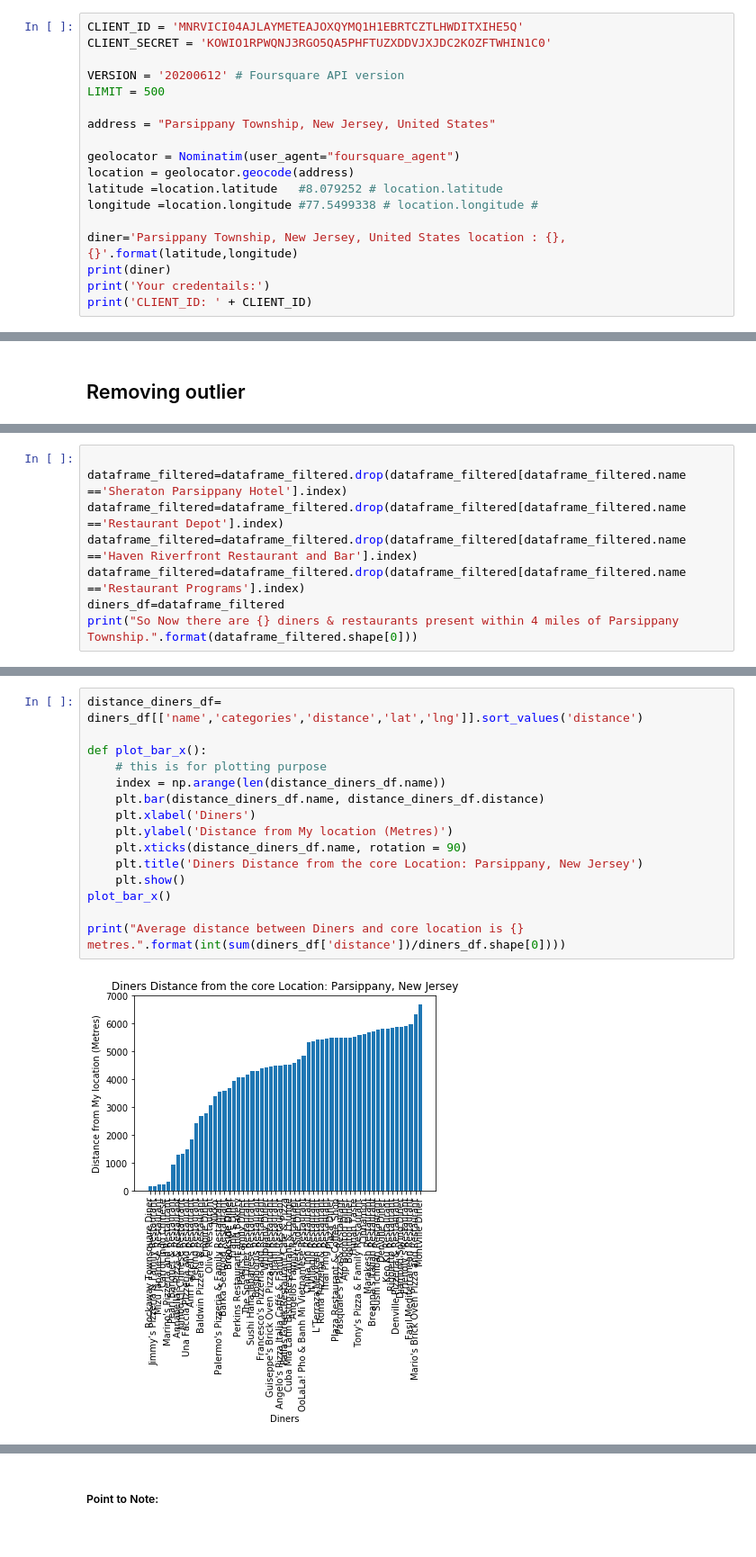
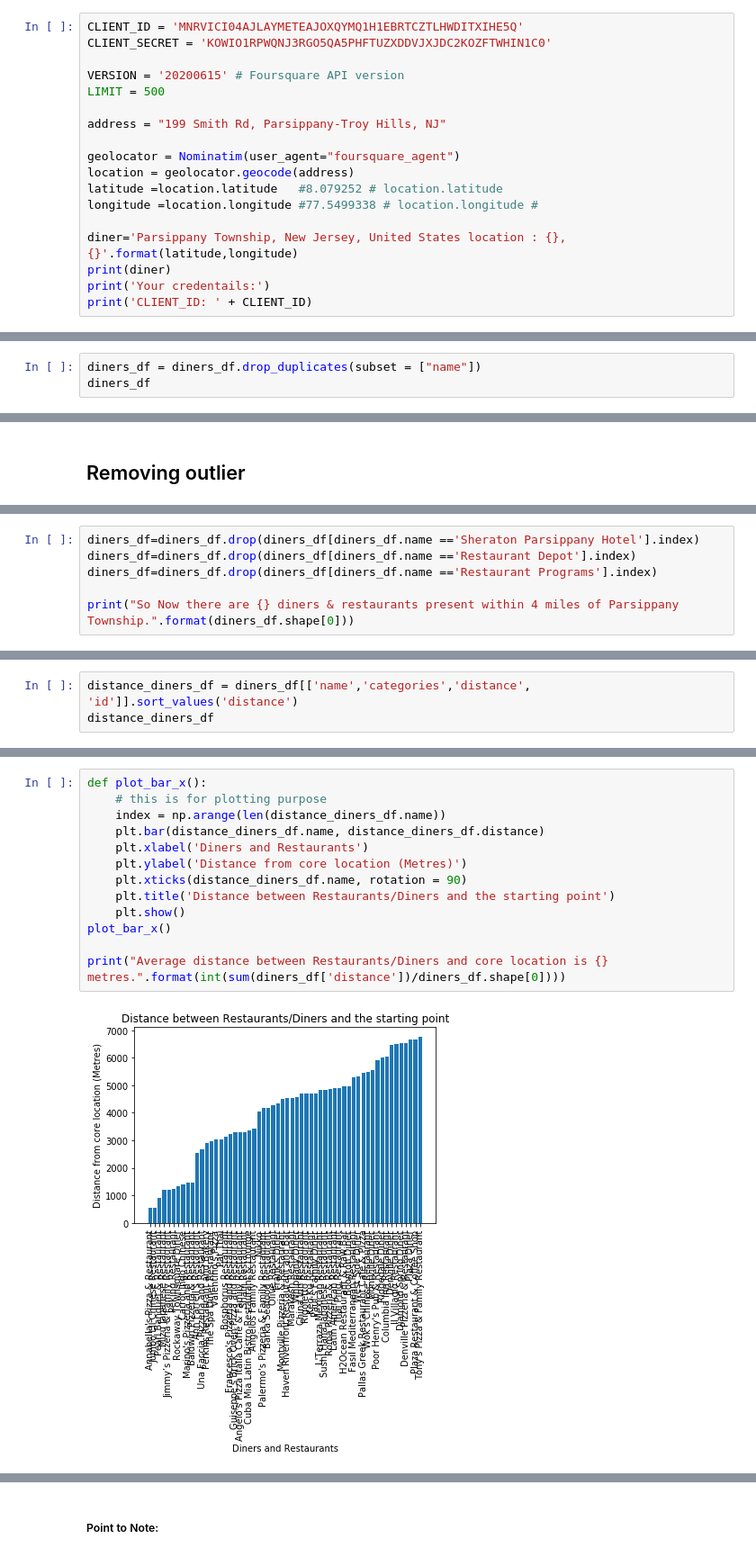
Before and after one commit to Savyata/Coursera-Capstone, a Jupyter notebook: Exploring-Diners-in-NewJersey.ipynb, the cells around one changed output, grey strips where cells are left out. Shown at 90% size. Saved outputs shown, nothing was run; the diff lists cells and outputs as text.

```diff
--- a/Exploring-Diners-in-NewJersey.ipynb
+++ b/Exploring-Diners-in-NewJersey.ipynb
@@ -88,10 +99,10 @@ Requirement already satisfied: urllib3<1.25,>=1.21.1 in /opt/conda/envs/Python36
 CLIENT_ID = 'MNRVICI04AJLAYMETEAJOXQYMQ1H1EBRTCZTLHWDITXIHE5Q'
 CLIENT_SECRET = 'KOWIO1RPWQNJ3RGO5QA5PHFTUZXDDVJXJDC2KOZFTWHIN1C0'
 
-VERSION = '20200612' # Foursquare API version
+VERSION = '20200615' # Foursquare API version
 LIMIT = 500
 
-address = "Parsippany Township, New Jersey, United States"
+address = "199 Smith Rd, Parsippany-Troy Hills, NJ"
 
 geolocator = Nominatim(user_agent="foursquare_agent")
 location = geolocator.geocode(address)
@@ -231,0 +228,3 @@ diners_df.tail(25)
+# %%
+diners_df = diners_df.drop_duplicates(subset = ["name"])
+diners_df
@@ -271,9 +287,7 @@ I am removing 3 rows from the analysis which are Sheraton Hotel, The Restaurant
 # %%
+diners_df=diners_df.drop(diners_df[diners_df.name =='Sheraton Parsippany Hotel'].index)
+diners_df=diners_df.drop(diners_df[diners_df.name =='Restaurant Depot'].index)
+diners_df=diners_df.drop(diners_df[diners_df.name =='Restaurant Programs'].index)
 
-dataframe_filtered=dataframe_filtered.drop(dataframe_filtered[dataframe_filtered.name =='Sheraton Parsippany Hotel'].index)
-dataframe_filtered=dataframe_filtered.drop(dataframe_filtered[dataframe_filtered.name =='Restaurant Depot'].index)
-dataframe_filtered=dataframe_filtered.drop(dataframe_filtered[dataframe_filtered.name =='Haven Riverfront Restaurant and Bar'].index)
-dataframe_filtered=dataframe_filtered.drop(dataframe_filtered[dataframe_filtered.name =='Restaurant Programs'].index)
-diners_df=dataframe_filtered
-print("So Now there are {} diners & restaurants present within 4 miles of Parsippany Township.".format(dataframe_filtered.shape[0]))
+print("So Now there are {} diners & restaurants present within 4 miles of Parsippany Township.".format(diners_df.shape[0]))
 # %% [output]
@@ -300,0 +317,3 @@ diners_df
+# %%
+distance_diners_df = diners_df[['name','categories','distance', 'id']].sort_values('distance')
+distance_diners_df
@@ -301,17 +344,15 @@ diners_df
 # %%
-distance_diners_df= diners_df[['name','categories','distance','lat','lng']].sort_values('distance')
-
 def plot_bar_x():
     # this is for plotting purpose
     index = np.arange(len(distance_diners_df.name))
     plt.bar(distance_diners_df.name, distance_diners_df.distance)
-    plt.xlabel('Diners')
-    plt.ylabel('Distance from My location (Metres)')
+    plt.xlabel('Diners and Restaurants')
+    plt.ylabel('Distance from core location (Metres)')
     plt.xticks(distance_diners_df.name, rotation = 90)
-    plt.title('Diners Distance from the core Location: Parsippany, New Jersey')
+    plt.title('Distance between Restaurants/Diners and the starting point')
     plt.show()
 plot_bar_x()
 
-print("Average distance between Diners and core location is {} metres.".format(int(sum(diners_df['distance'])/diners_df.shape[0])))
+print("Average distance between Restaurants/Diners and core location is {} metres.".format(int(sum(diners_df['distance'])/diners_df.shape[0])))
 # %% [output]
-[figure, old version]
+[figure, new version]
```
Also changed, not shown: parts of 64 cells of this notebook.
